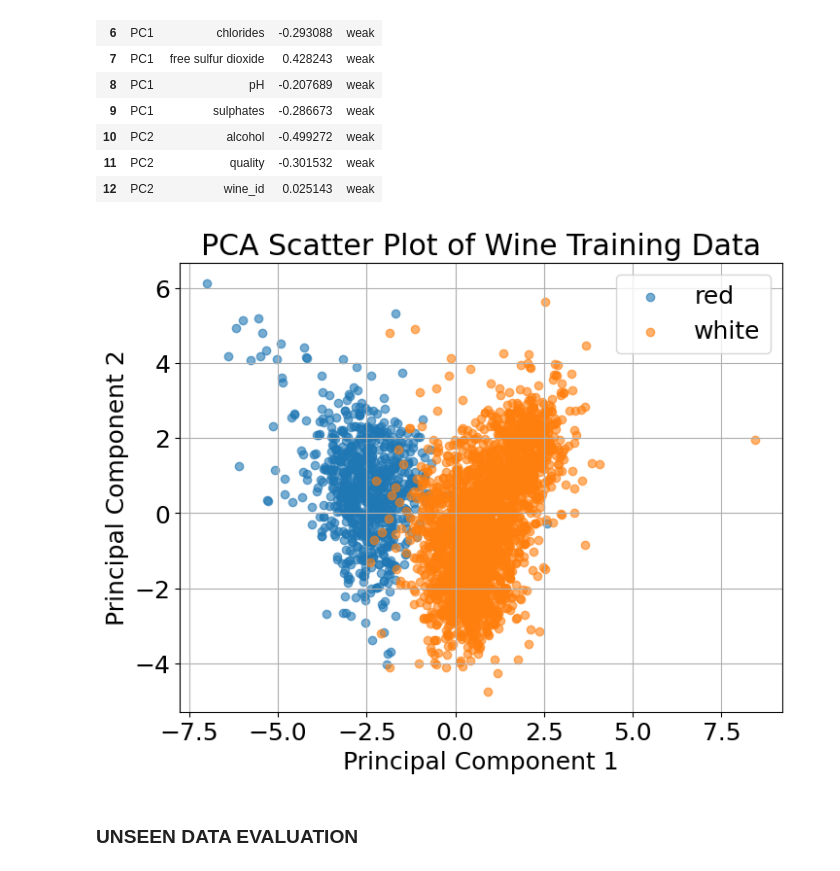
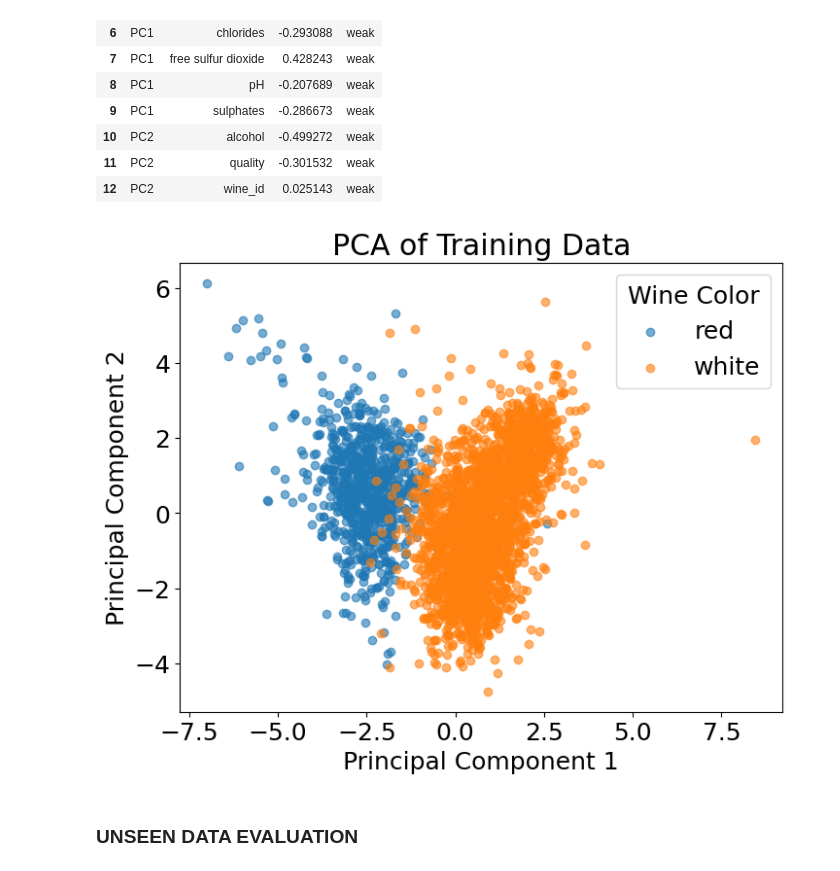
Before and after one commit to Titaniel3/ASDA_2025_Group_1_Portfolio_new, a Jupyter notebook: notebooks/week_12_Ranjit_part.ipynb, the cells around one changed output. Drawn from its saved outputs; the diff is of its cells as text; code cells hidden in the pictures.

```diff
--- a/notebooks/week_12_Ranjit_part.ipynb
+++ b/notebooks/week_12_Ranjit_part.ipynb
@@ -236,16 +280,0 @@ plt.show()
-# %%
-C_values = [0.1, 1, 10, 100]
-
-for C in C_values:
-    svm_rbf = SVC(
-        kernel="rbf",
-        C=C,
-        gamma="scale",
-        random_state=42
-    )
-
-    svm_rbf.fit(X_train_scaled, y_train)
-    y_test_pred = svm_rbf.predict(X_test_scaled)
-
-    acc = accuracy_score(y_test, y_test_pred)
-    print(f"C={C} → Test Accuracy: {acc:.4f}")
@@ -259,16 +280,0 @@ C=100 → Test Accuracy: 0.9892
-# %%
-gamma_values = [0.01, 0.1, 0.00001]
-
-for gamma in gamma_values:
-    svm_rbf = SVC(
-        kernel="rbf",
-        C=1.0,
-        gamma=gamma,
-        random_state=42
-    )
-
-    svm_rbf.fit(X_train_scaled, y_train)
-    y_test_pred = svm_rbf.predict(X_test_scaled)
-
-    acc = accuracy_score(y_test, y_test_pred)
-    print(f"gamma={gamma} → Test Accuracy: {acc:.4f}")
@@ -341,24 +319,24 @@ model.results['topfeat']
 | 11 | PC2 | quality | -0.301532 | weak |
 | 12 | PC2 | wine_id | 0.025143 | weak |
 # %%
+pca = PCA(n_components=2, random_state=42)
+X_train_pca = pca.fit_transform(X_train_scaled)
+X_test_pca = pca.transform(X_test_scaled)
 plt.figure(figsize=(8, 6))
-
 for label, color in zip(np.unique(y_train), ['red', 'blue']):
     plt.scatter(
         X_train_pca[y_train == label, 0],
         X_train_pca[y_train == label, 1],
         label=label,
         alpha=0.6
     )
-
+plt.title("PCA of Training Data")
 plt.xlabel("Principal Component 1")
 plt.ylabel("Principal Component 2")
-plt.title("PCA Scatter Plot of Wine Training Data")
-plt.legend()
-plt.grid(True)
+plt.legend(title="Wine Color")
 plt.show()
 # %% [output]
-[figure, old version]
+[figure, new version]
 # %% [markdown]
 ### UNSEEN DATA EVALUATION
 # %%
```
Also changed, not shown: parts of 28 cells of this notebook.
